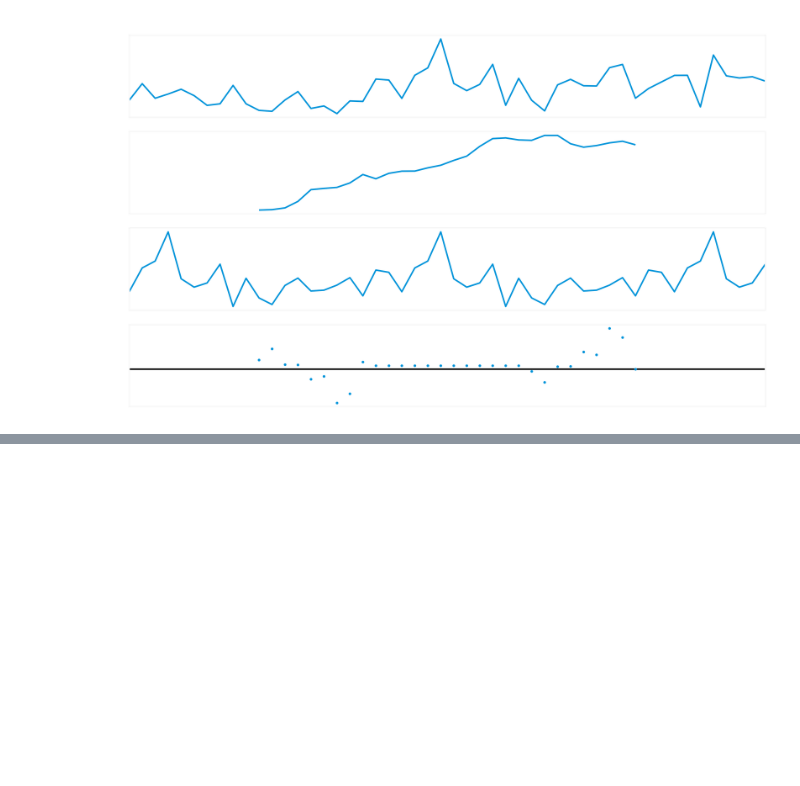
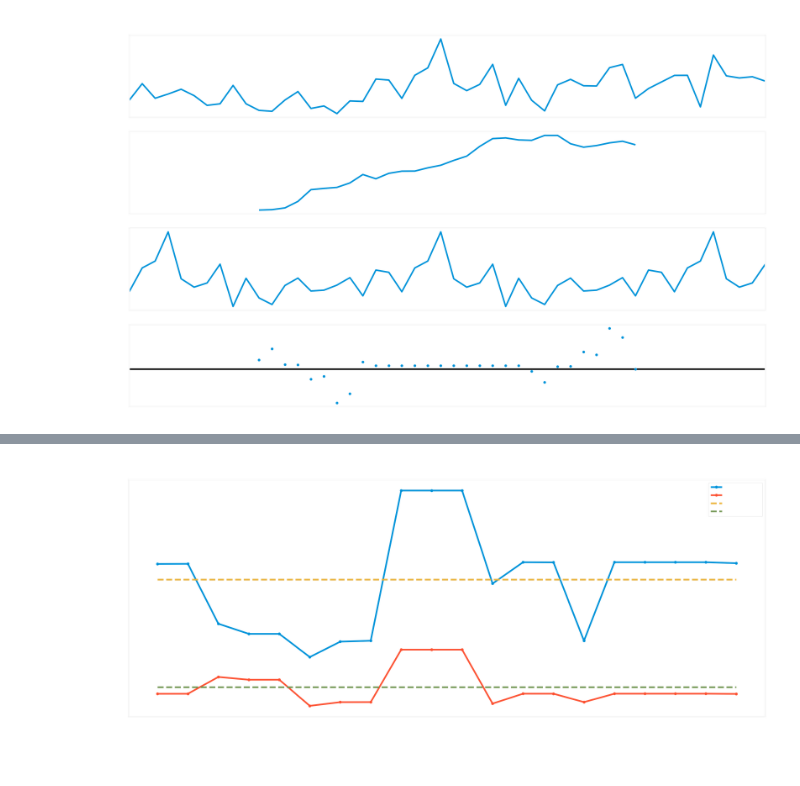
Before and after one commit to sahinozan/Bosch-Forecasting, a Jupyter notebook: stat.ipynb, the cells around one changed output, grey strips where cells are left out. Drawn from its saved outputs; the diff is of its cells as text; code cells hidden in the pictures; blank space fills up the shorter version.

Commit message:
Added: Average LSTM and ARIMA RMSE

```diff
--- a/stat.ipynb
+++ b/stat.ipynb
@@ -101,7 +98,7 @@ plt.show()
 [figure]
 # %%
 configure_matplotlib(tick_major_pad=20)
-fig, ax = plt.subplots(figsize=(25, 10))
+_, ax = plt.subplots(figsize=(25, 10))
 selected_pipe = filled_df.columns[0]
 plt.plot(filled_df[selected_pipe], marker='o')
 plt.xticks(rotation=90)
@@ -182,0 +183,15 @@ plt.show()
+# %%
+# plot the average RMSE for ARIMA and LSTM
+plt.figure(figsize=(25, 10))
+plt.plot(range(*range_index), arima_rmse_list, marker='o')
+plt.plot(range(*range_index), lstm_rmse_list, marker='o')
+plt.plot(range(*range_index), [np.mean(arima_rmse_list)] * len(range(*range_index)), linestyle='--')
+plt.plot(range(*range_index), [np.mean(lstm_rmse_list)] * len(range(*range_index)), linestyle='--')
+plt.xticks(range(*range_index), pipe_numbers, rotation=90)
+plt.xlabel("Pipe TTNr")
+plt.ylabel("RMSE")
+plt.title("Average RMSE for ARIMA and LSTM")
+plt.legend(["ARIMA", "LSTM", "ARIMA Mean", "LSTM Mean"], loc="upper right")
+plt.show()
+# %% [output]
+[figure, added]
```
Also changed, not shown: parts of 5 cells of this notebook, 1 other file.
